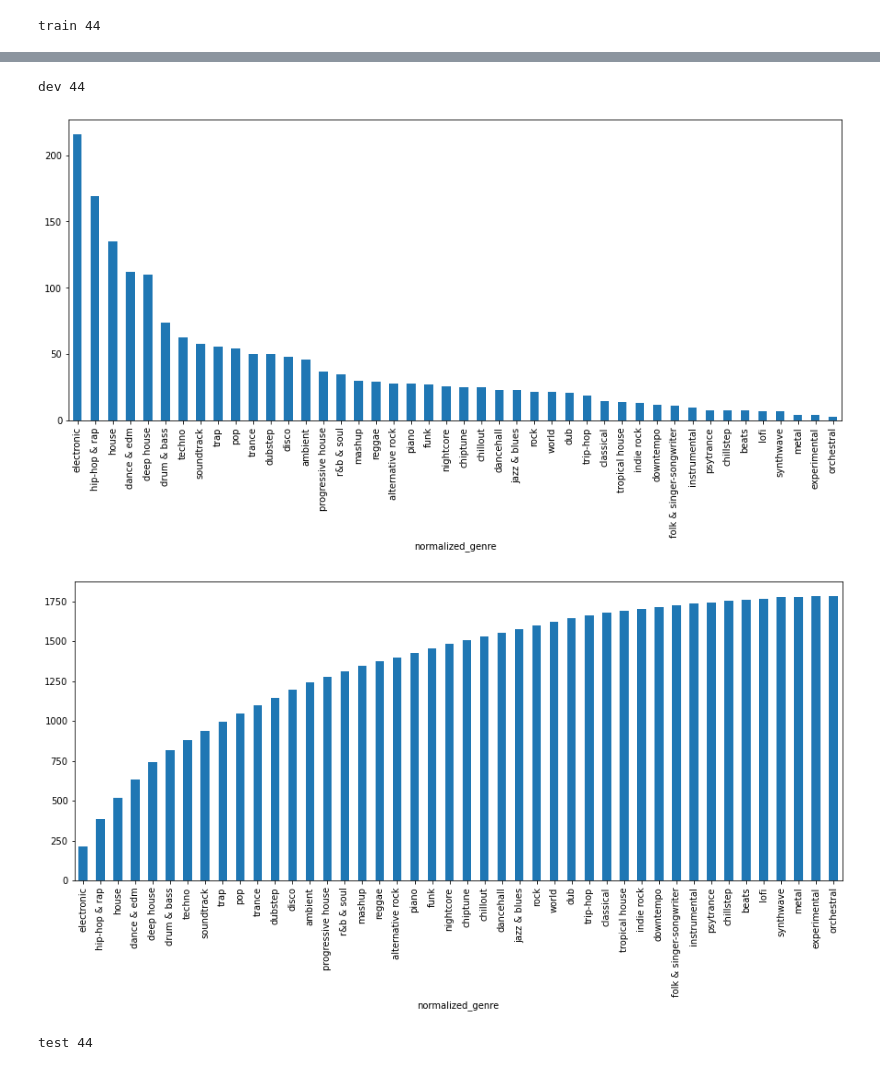
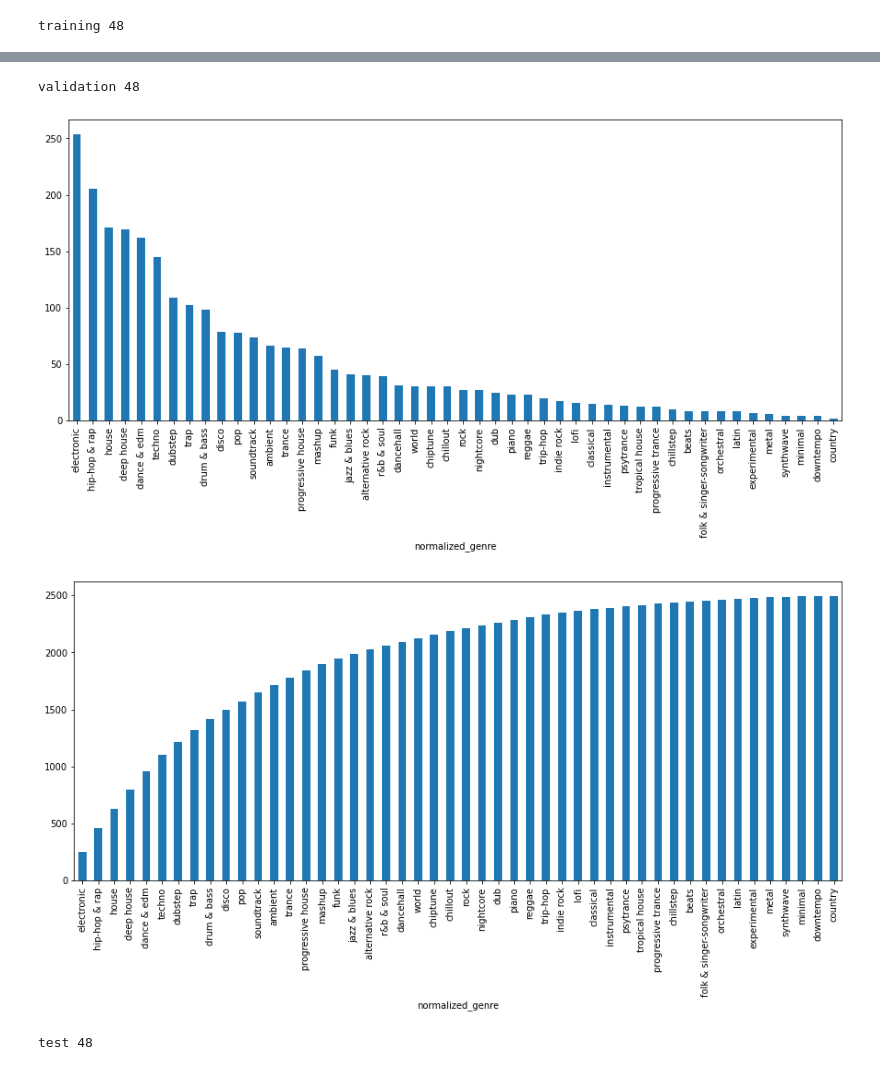
Before and after one commit to leod/scdata, a Jupyter notebook: notebooks/analysis.ipynb, the cells around one changed output, grey strips where cells are left out. Drawn from its saved outputs; the diff is of its cells as text; code cells hidden in the pictures.

Commit message:
Update plot for enlarged training data

```diff
--- a/notebooks/analysis.ipynb
+++ b/notebooks/analysis.ipynb
@@ -25,6 +25,6 @@ train    31483
 dtype: int64
 # %%
-for split in ['train', 'dev', 'test']:
+for split in ['training', 'validation', 'test']:
     genres = df[df['scdata_split'] == split] \
         .groupby('normalized_genre')['normalized_genre'] \
         .size() \
@@ -37,4 +37,4 @@ for split in ['train', 'dev', 'test']:
     genres.cumsum().plot.bar(figsize=(15,6))
     plt.show()
 # %% [output]
-train 44
+training 48
@@ -43,4 +43,4 @@ train 44
-dev 44
+validation 48
-[figure, old version]
+[figure, new version]
-[figure, old version]
+[figure, new version]
-test 44
+test 48
```
Also changed, not shown: parts of 3 cells of this notebook, 1 other file.
